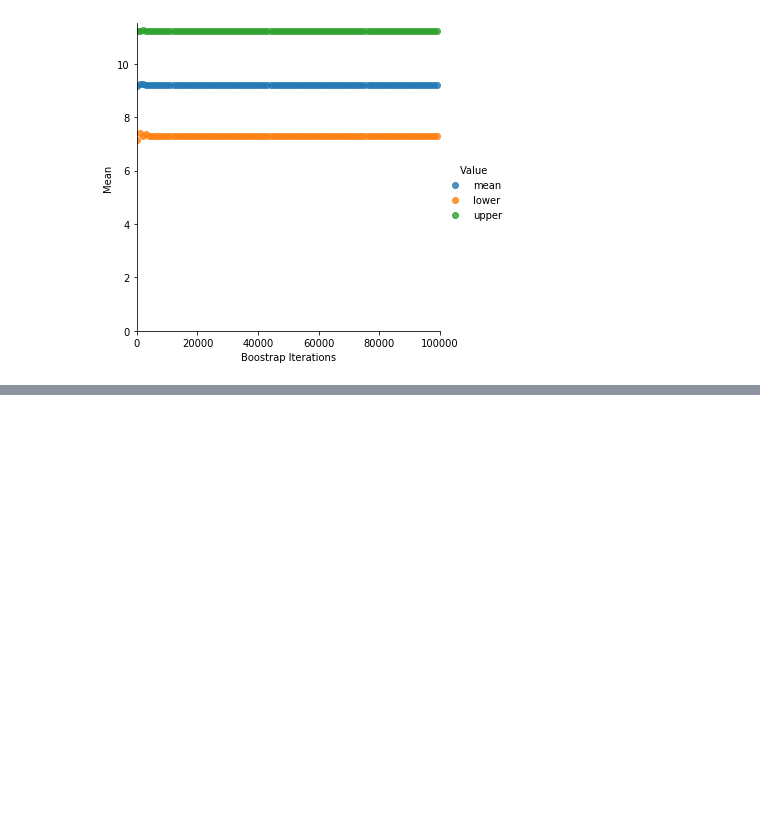
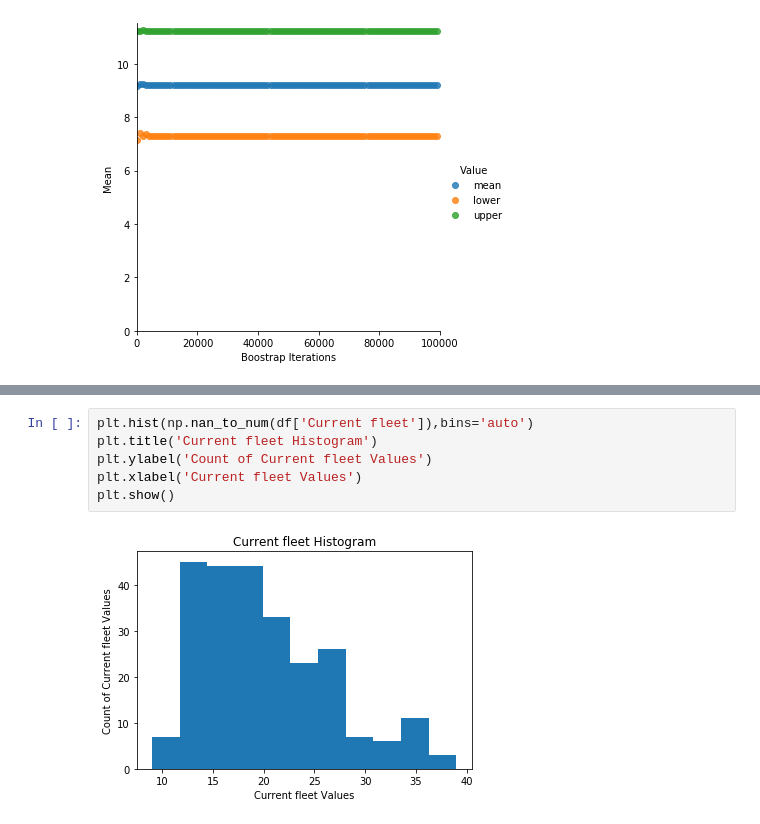
Before and after one commit to Sushila-Phogat/CE888, a Jupyter notebook: Lab2.ipynb, the cells around one changed output, grey strips where cells are left out. Drawn from its saved outputs; the diff is of its cells as text; blank space fills up the shorter version.

```diff
--- a/Lab2.ipynb
+++ b/Lab2.ipynb
@@ -98,0 +113,8 @@ df
+# %%
+plt.hist(np.nan_to_num(df['Current fleet']),bins='auto')
+plt.title('Current fleet Histogram')
+plt.ylabel('Count of Current fleet Values')
+plt.xlabel('Current fleet Values')
+plt.show()
+# %% [output]
+[figure, added]
```
Also changed, not shown: parts of 8 cells of this notebook.
